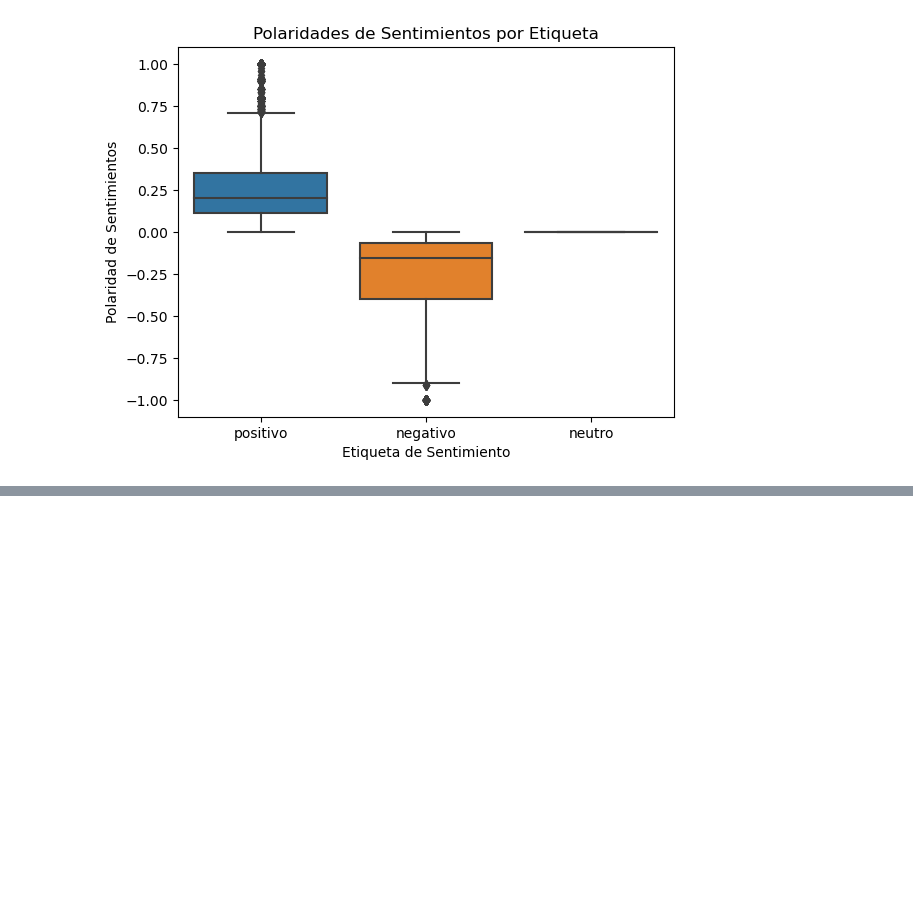
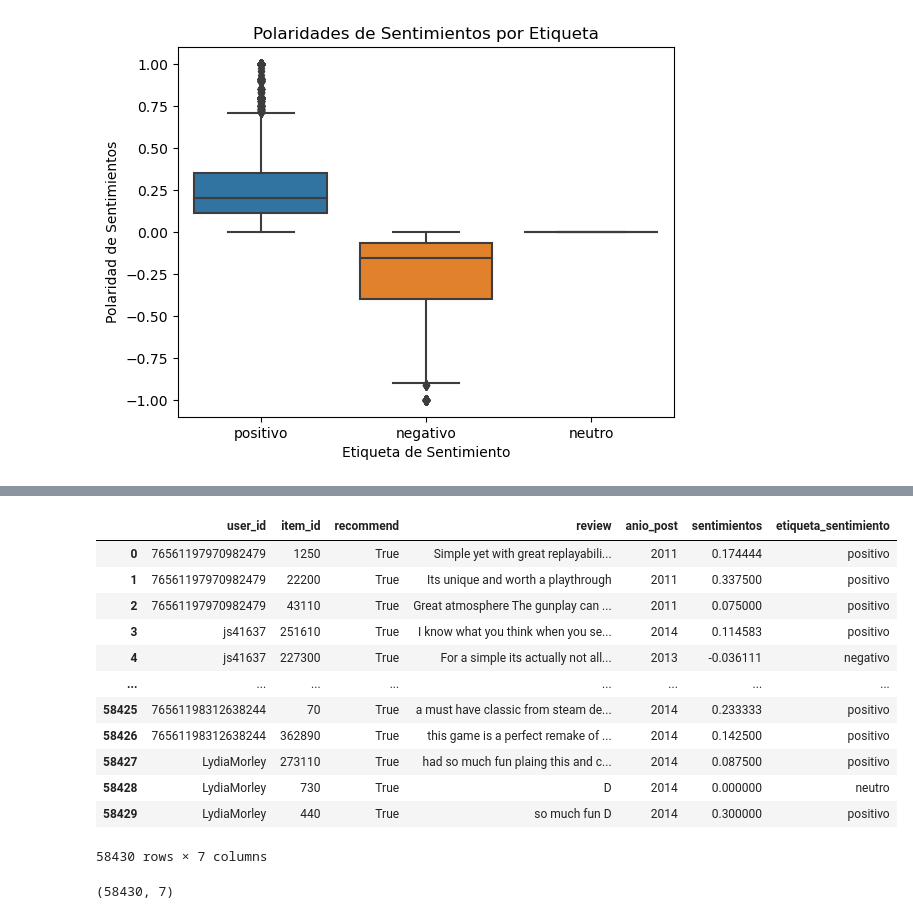
Before and after one commit to KamusDroid/Steam_PI, a Jupyter notebook: ETL.ipynb, the cells around one changed output, grey strips where cells are left out. Cells and saved outputs as stored; diff of their text form; code cells hidden in the pictures; blank space fills up the shorter version.

```diff
--- a/ETL.ipynb
+++ b/ETL.ipynb
@@ -1034,0 +1061,20 @@ plt.show()
+# %%
+ureviews
+# %% [output]
+|  | user_id | item_id | recommend | review | anio_post | sentimientos | etiqueta_sentimiento |
+| 0 | 76561197970982479 | 1250 | True | Simple yet with great replayabili... | 2011 | 0.174444 | positivo |
+| 1 | 76561197970982479 | 22200 | True | Its unique and worth a playthrough | 2011 | 0.337500 | positivo |
+| 2 | 76561197970982479 | 43110 | True | Great atmosphere The gunplay can ... | 2011 | 0.075000 | positivo |
+| 3 | js41637 | 251610 | True | I know what you think when you se... | 2014 | 0.114583 | positivo |
+| 4 | js41637 | 227300 | True | For a simple its actually not all... | 2013 | -0.036111 | negativo |
+| ... | ... | ... | ... | ... | ... | ... | ... |
+| 58425 | 76561198312638244 | 70 | True | a must have classic from steam de... | 2014 | 0.233333 | positivo |
+| 58426 | 76561198312638244 | 362890 | True | this game is a perfect remake of ... | 2014 | 0.142500 | positivo |
+| 58427 | LydiaMorley | 273110 | True | had so much fun plaing this and c... | 2014 | 0.087500 | positivo |
+| 58428 | LydiaMorley | 730 | True | D | 2014 | 0.000000 | neutro |
+| 58429 | LydiaMorley | 440 | True | so much fun D | 2014 | 0.300000 | positivo |
+58430 rows × 7 columns
+# %%
+ureviews.shape
+# %% [output]
+(58430, 7)
```
Also changed, not shown: parts of 55 cells of this notebook, 14 other files.
